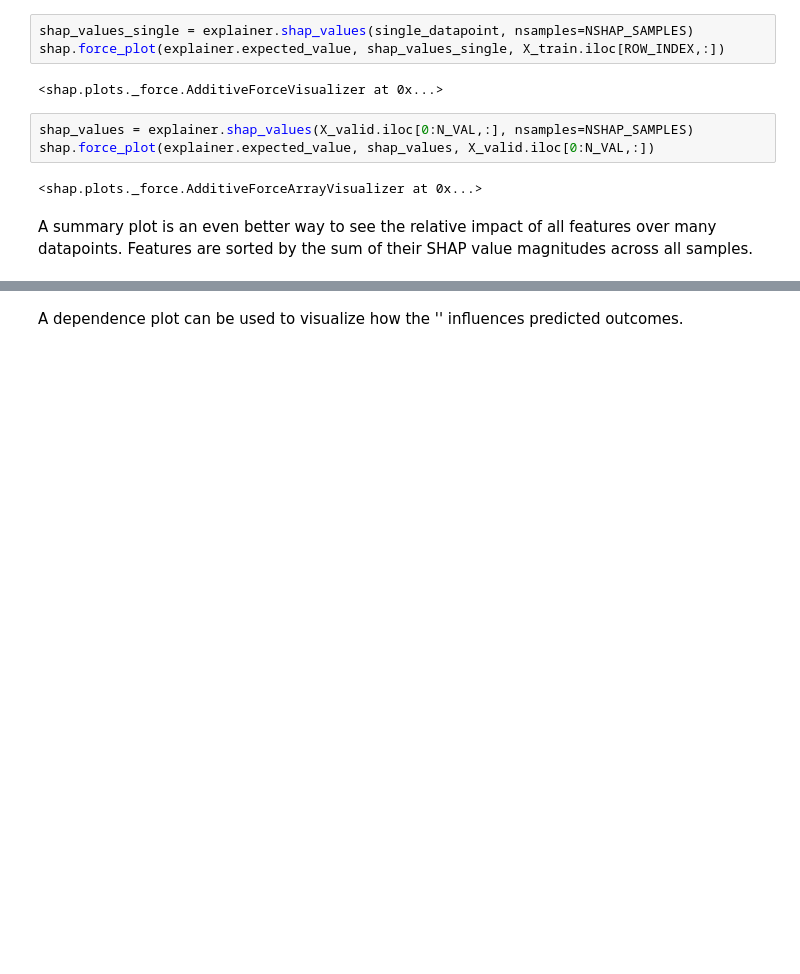
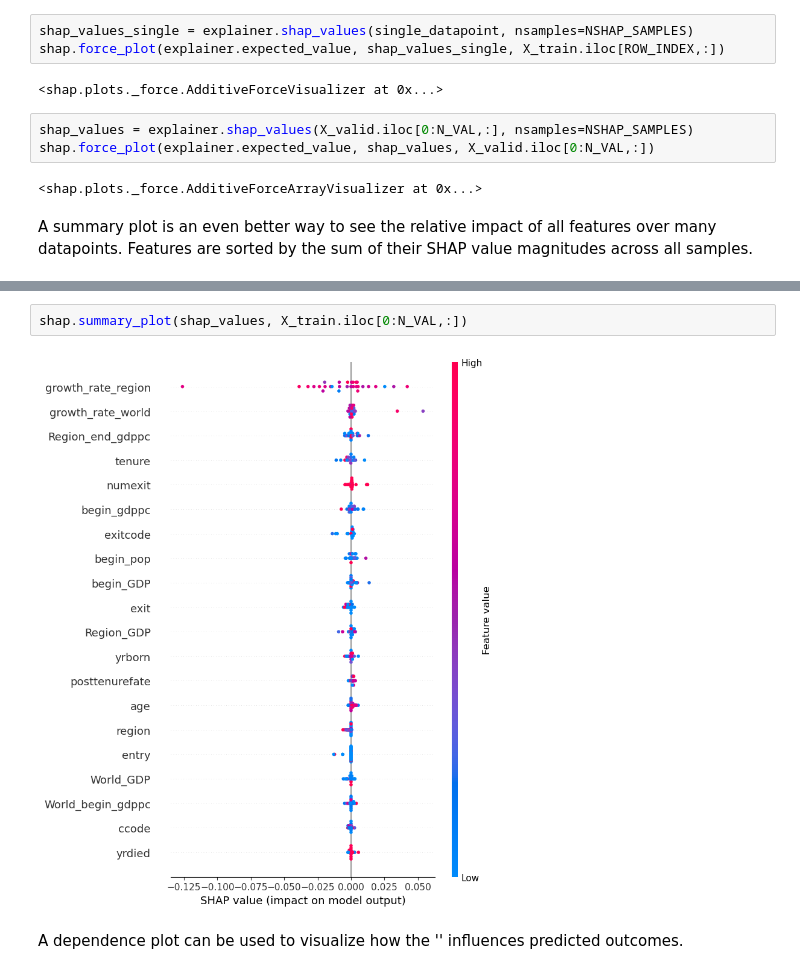
Before and after one commit to ShuaiZhao1/Analysing-Political-Executives-With-AI-data-processing, a Jupyter notebook: Notebooks/3-modeling.ipynb, the cells around one changed output, grey strips where cells are left out. Saved outputs shown, nothing was run; the diff lists cells and outputs as text; blank space fills up the shorter version.

```diff
--- a/Notebooks/3-modeling.ipynb
+++ b/Notebooks/3-modeling.ipynb
@@ -390,2 +345,6 @@ shap.summary_plot(shap_values, X_valid.iloc[0:N_VAL,:])
+# %%
+shap.summary_plot(shap_values, X_train.iloc[0:N_VAL,:])
+# %% [output]
+[figure, added]
 # %% [markdown]
 A dependence plot can be used to visualize how the '' influences predicted outcomes.
```
Also changed, not shown: parts of 7 cells of this notebook, 7 other files.
